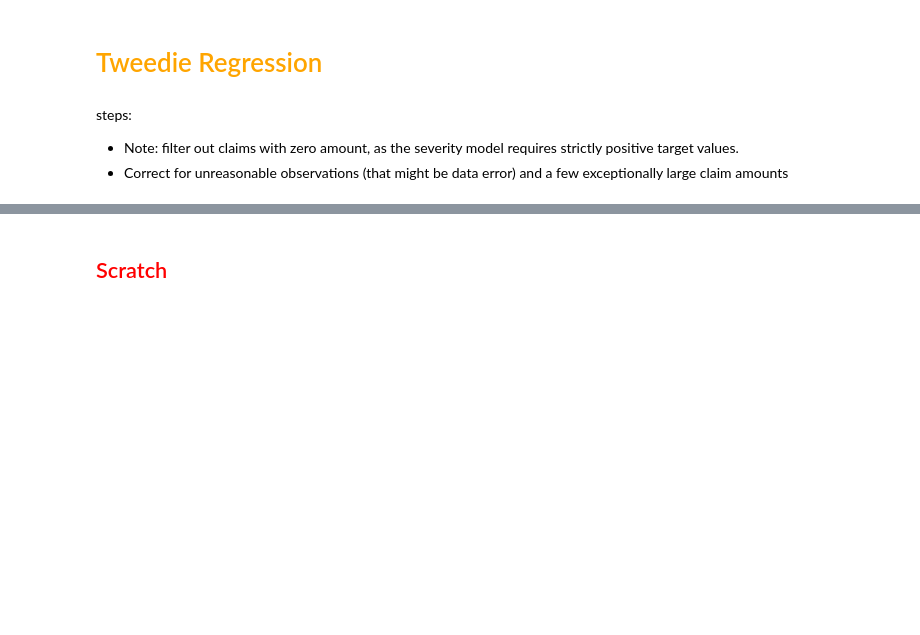
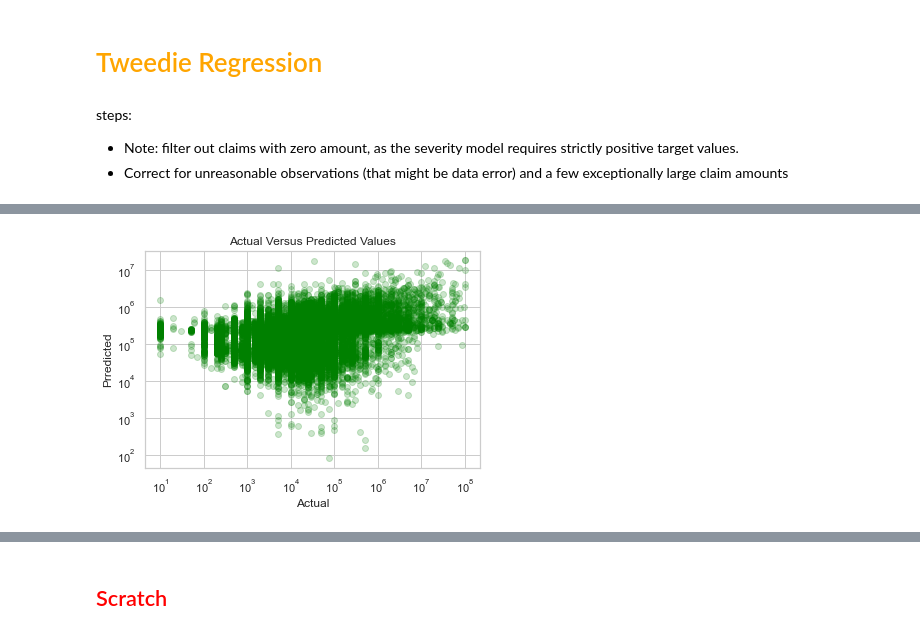
Before and after one commit to topgreg/Severe-Weather-Repo, a Jupyter notebook: Notebooks/SWC - Modeling.ipynb, the cells around one changed output, grey strips where cells are left out. Saved outputs shown, nothing was run; the diff lists cells and outputs as text; code cells hidden in the pictures; blank space fills up the shorter version.

```diff
--- a/Notebooks/SWC - Modeling.ipynb
+++ b/Notebooks/SWC - Modeling.ipynb
@@ -700,0 +756,10 @@ backup below
+# %%
+plt.scatter(y_test, y_pred, color = 'green', alpha=0.2)
+plt.title('Actual Versus Predicted Values')
+plt.xlabel('Actual')
+plt.ylabel('Prredicted')
+plt.xscale("log")
+plt.yscale("log")
+plt.show()
+# %% [output]
+[figure, added]
```
Also changed, not shown: parts of 65 cells of this notebook, 1 other file.
